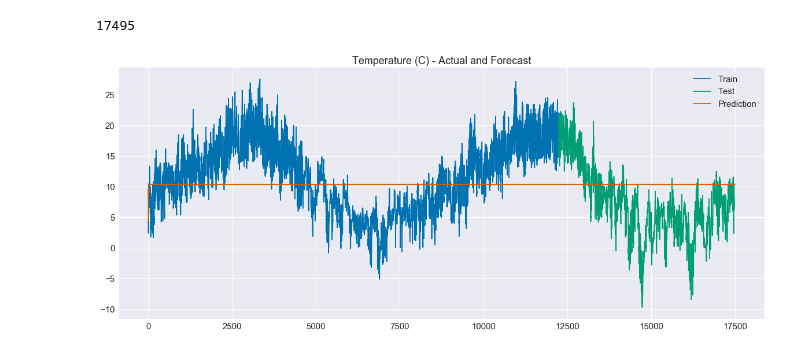
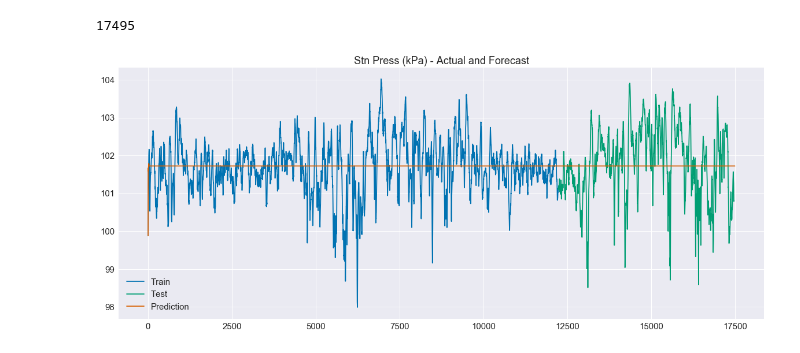
Before and after one commit to srom/ds, a Jupyter notebook: AMPds forecast.ipynb, the cells around one changed output. Drawn from its saved outputs; the diff is of its cells as text; code cells hidden in the pictures.

```diff
--- a/AMPds forecast.ipynb
+++ b/AMPds forecast.ipynb
@@ -51,20 +51,23 @@ X_predictions = scaler.inverse_transform(predictions)
 X_train_p = scaler.inverse_transform(X_train)
 X_test_p = scaler.inverse_transform(X_test)
 # %%
-def plot_temperature(X_train, X_test, X_predictions):
+def plot_attribute(X_train, X_test, X_predictions, attr):
+    attributes = ['Temp (C)', 'Dew Point Temp (C)', 'Visibility (km)', 'Stn Press (kPa)']
+    attr_idx = attributes.index(attr)
+
     f, ax = plt.subplots(1, figsize=(20, 8))
 
     x = range(len(X_predictions))
-    train_trace = np.concatenate((X_train[:,0], [float('nan')] * (len(X_test) + 24)))
-    test_trace = np.concatenate(([float('nan')] * len(X_train), X_test[:,0], [float('nan')] * 24))
+    train_trace = np.concatenate((X_train[:,attr_idx], [float('nan')] * (len(X_test) + 24)))
+    test_trace = np.concatenate(([float('nan')] * len(X_train), X_test[:,attr_idx], [float('nan')] * 24))
 
     ax.plot(x, train_trace, label='Train')
     ax.plot(x, test_trace, label='Test')
-    ax.plot(x, X_predictions[:,0], label='Prediction')
+    ax.plot(x, X_predictions[:,attr_idx], label='Prediction')
 
-    ax.set_title('Temperature (C) - Actual and Forecast')
+    ax.set_title(f'{attr} - Actual and Forecast')
     ax.legend()
 # %%
-plot_temperature(X_train_p, X_test_p, X_predictions)
+plot_attribute(X_train_p, X_test_p, X_predictions, 'Stn Press (kPa)')
 # %% [output]
-[figure, old version]
+[figure, new version]
```
Also changed, not shown: 1 other file.
